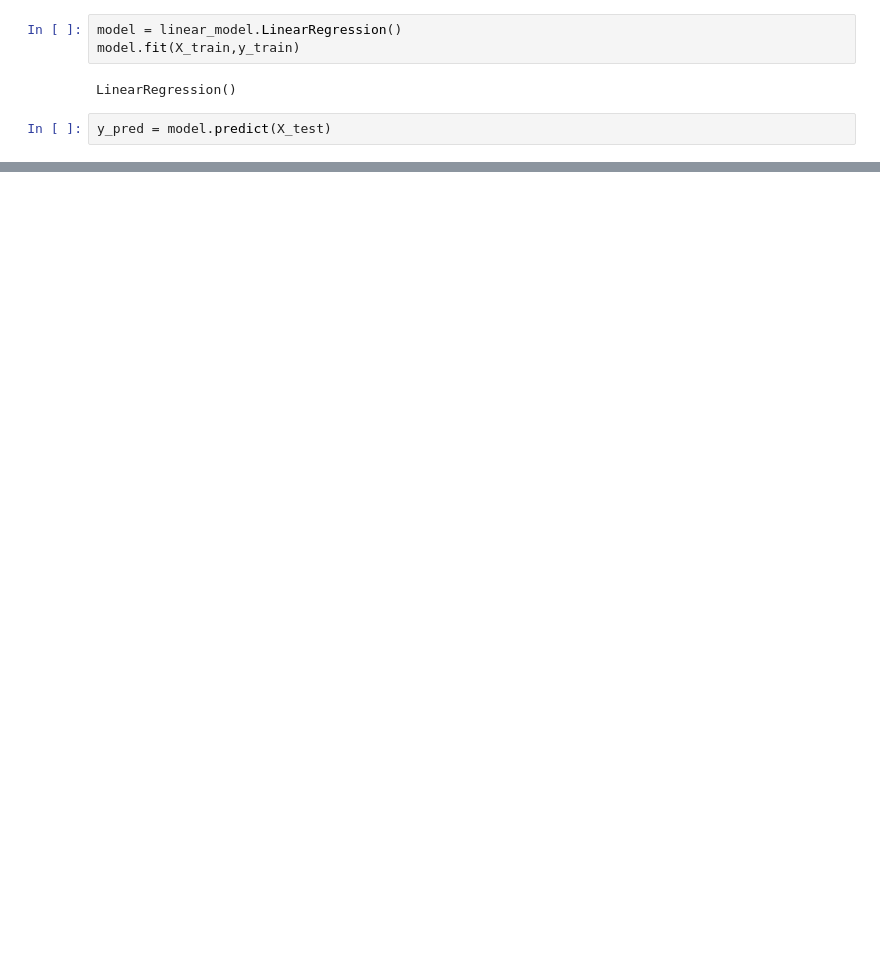
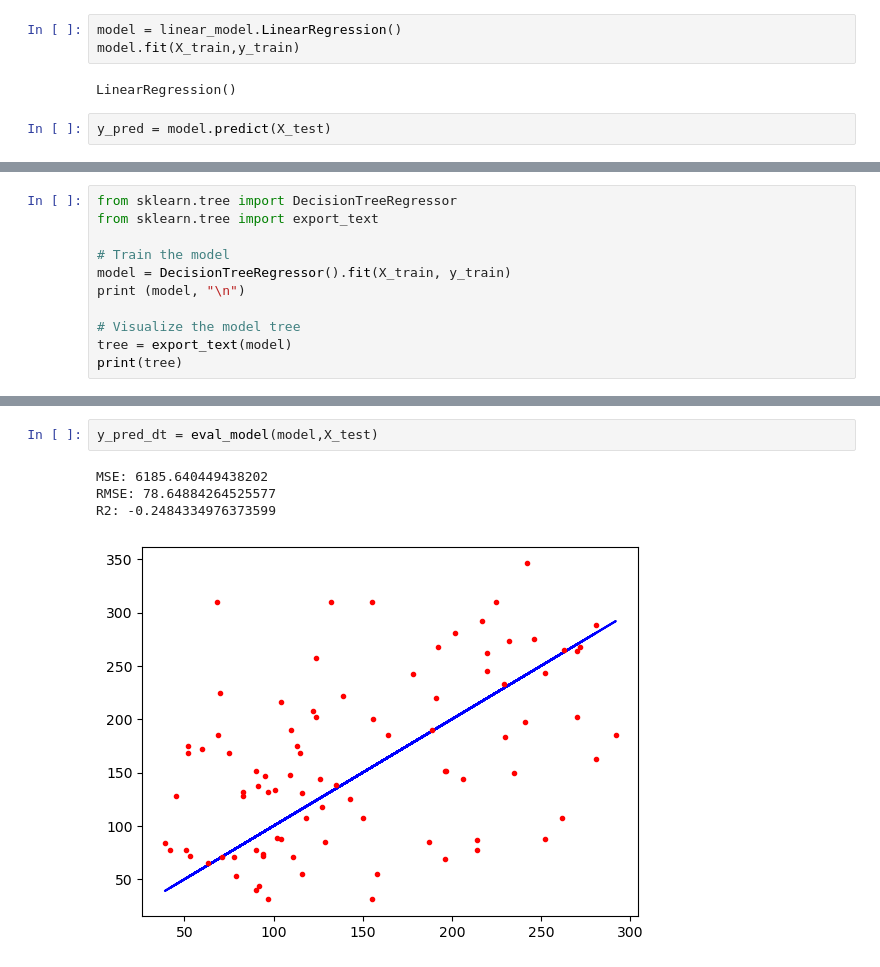
Before and after one commit to llisabere/ML-For-Beginners, a Jupyter notebook: 2-Regression/1-Tools/notebook.ipynb, the cells around one changed output, grey strips where cells are left out. Saved outputs shown, nothing was run; the diff lists cells and outputs as text; blank space fills up the shorter version.

```diff
--- a/2-Regression/1-Tools/notebook.ipynb
+++ b/2-Regression/1-Tools/notebook.ipynb
@@ -31,0 +68,11 @@ plt.plot(y_test,y_pred, '.r')
+# %%
+from sklearn.tree import DecisionTreeRegressor
+from sklearn.tree import export_text
+
+# Train the model
+model = DecisionTreeRegressor().fit(X_train, y_train)
+print (model, "\n")
+
+# Visualize the model tree
+tree = export_text(model)
+print(tree)
@@ -31,0 +97,7 @@ plt.plot(y_test,y_pred, '.r')
+# %%
+y_pred_dt = eval_model(model,X_test)
+# %% [output]
+MSE: 6185.640449438202
+RMSE: 78.64884264525577
+R2: -0.2484334976373599
+[figure, added]
```
Also changed, not shown: parts of 16 cells of this notebook.
